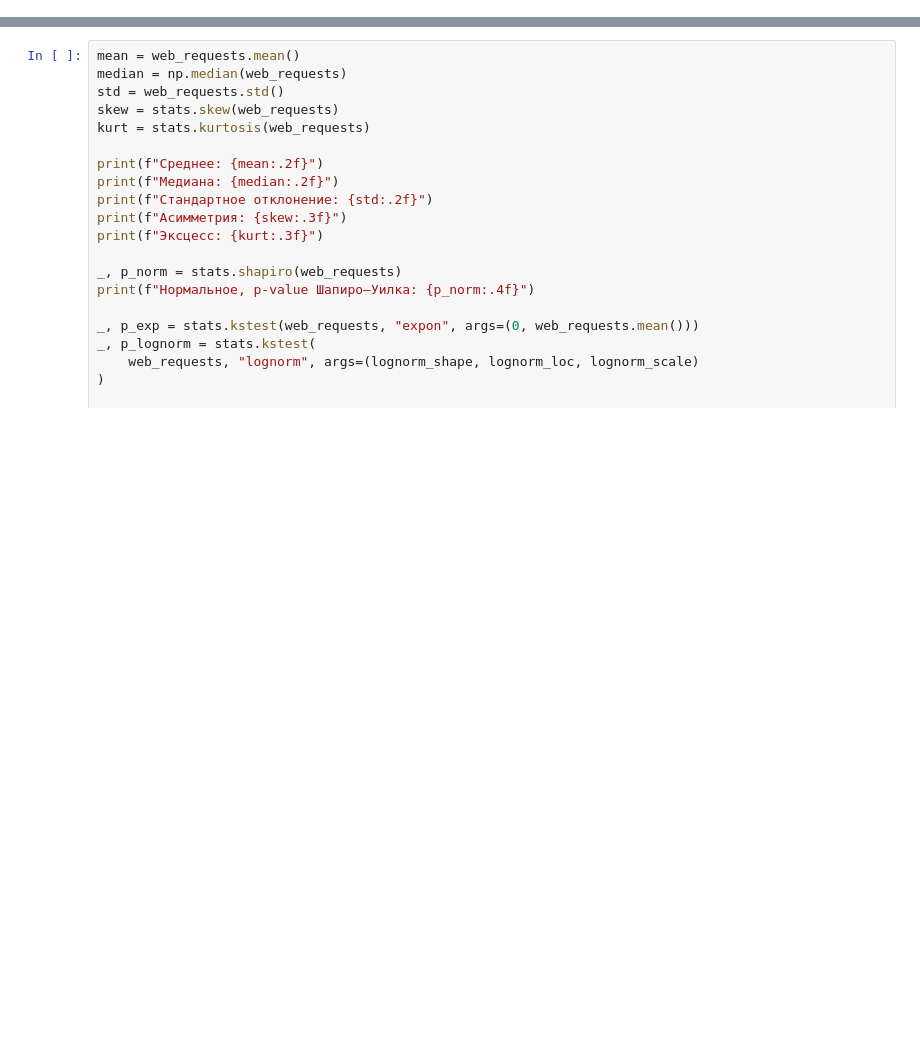
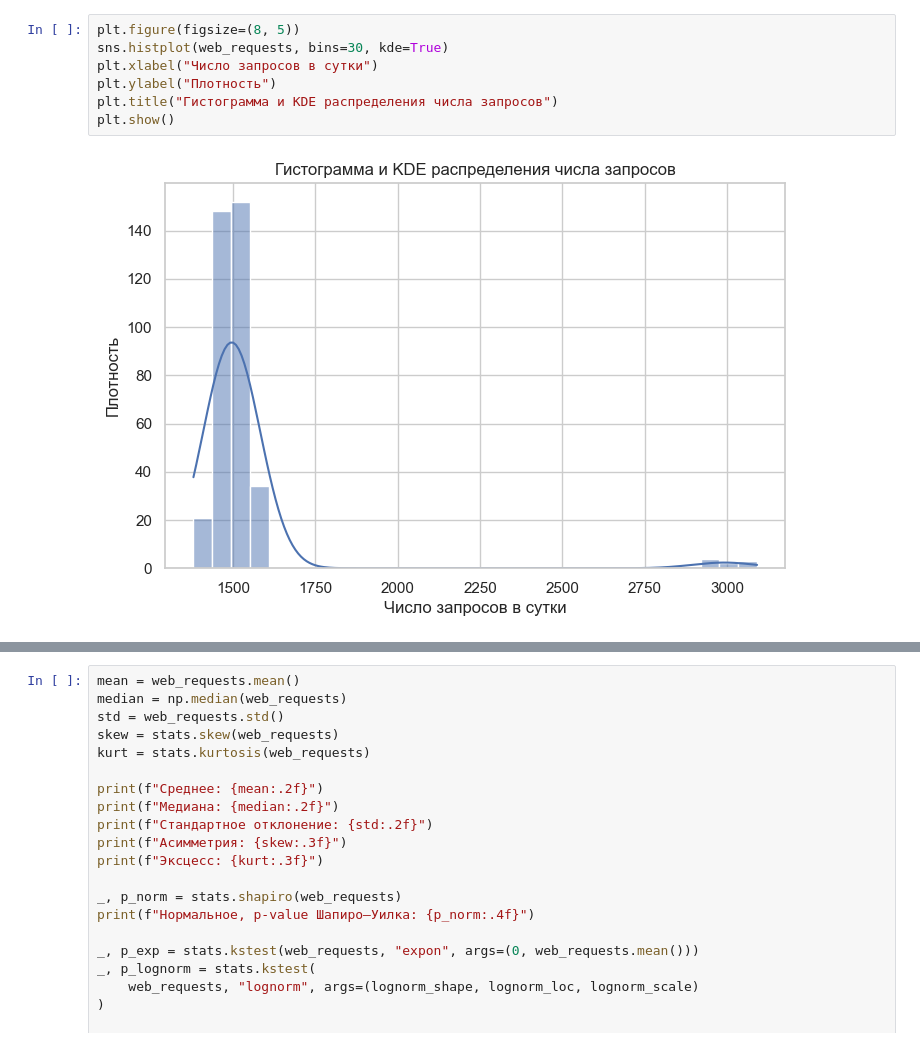
Before and after one commit to atrepalin/Statistics-RSREU, a Jupyter notebook: 2.3.ipynb, the cells around one changed output, grey strips where cells are left out. Drawn from its saved outputs; the diff is of its cells as text; blank space fills up the shorter version.

```diff
--- a/2.3.ipynb
+++ b/2.3.ipynb
@@ -76,0 +13,9 @@ plt.show()
+# %%
+plt.figure(figsize=(8, 5))
+sns.histplot(web_requests, bins=30, kde=True)
+plt.xlabel("Число запросов в сутки")
+plt.ylabel("Плотность")
+plt.title("Гистограмма и KDE распределения числа запросов")
+plt.show()
+# %% [output]
+[figure, added]
```
Also changed, not shown: parts of 5 cells of this notebook, 2 other files.
